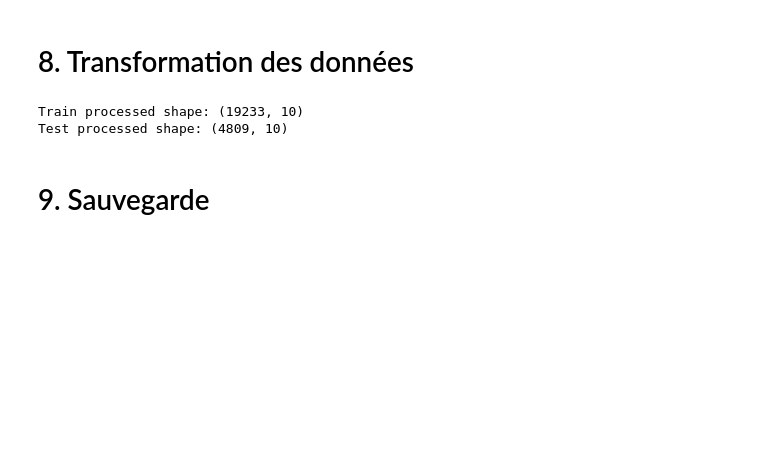
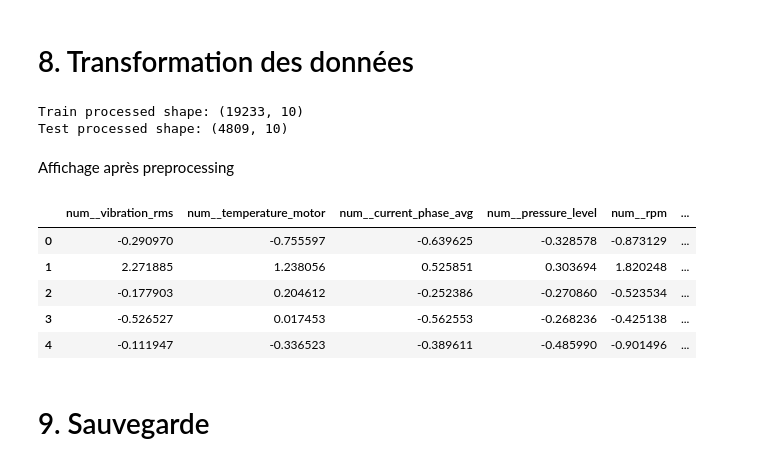
Before and after one commit to tristanretali/projet-data-science, a Jupyter notebook: notebooks/preprocessing.ipynb, the cells around one changed output. Cells and saved outputs as stored; diff of their text form; code cells hidden in the pictures; blank space fills up the shorter version.

Commit message:
Ajout de l'affichage des colonnes après traitement

```diff
--- a/notebooks/preprocessing.ipynb
+++ b/notebooks/preprocessing.ipynb
@@ -129,6 +126,19 @@ print("Test processed shape:", X_test_processed.shape)
 # %% [output]
 Train processed shape: (19233, 10)
 Test processed shape: (4809, 10)
+# %% [markdown]
+Affichage après preprocessing
+# %%
+
+X_train_processed_df = pd.DataFrame(X_train_processed, columns=feature_names)
+X_train_processed_df.head()
+# %% [output]
+|  | num__vibration_rms | num__temperature_motor | num__current_phase_avg | num__pressure_level | num__rpm | ... |
+| 0 | -0.290970 | -0.755597 | -0.639625 | -0.328578 | -0.873129 | ... |
+| 1 | 2.271885 | 1.238056 | 0.525851 | 0.303694 | 1.820248 | ... |
+| 2 | -0.177903 | 0.204612 | -0.252386 | -0.270860 | -0.523534 | ... |
+| 3 | -0.526527 | 0.017453 | -0.562553 | -0.268236 | -0.425138 | ... |
+| 4 | -0.111947 | -0.336523 | -0.389611 | -0.485990 | -0.901496 | ... |
 # %% [markdown]
 # 9. Sauvegarde
 # %%
```
Also changed, not shown: parts of 1 cell of this notebook, 1 other file.
